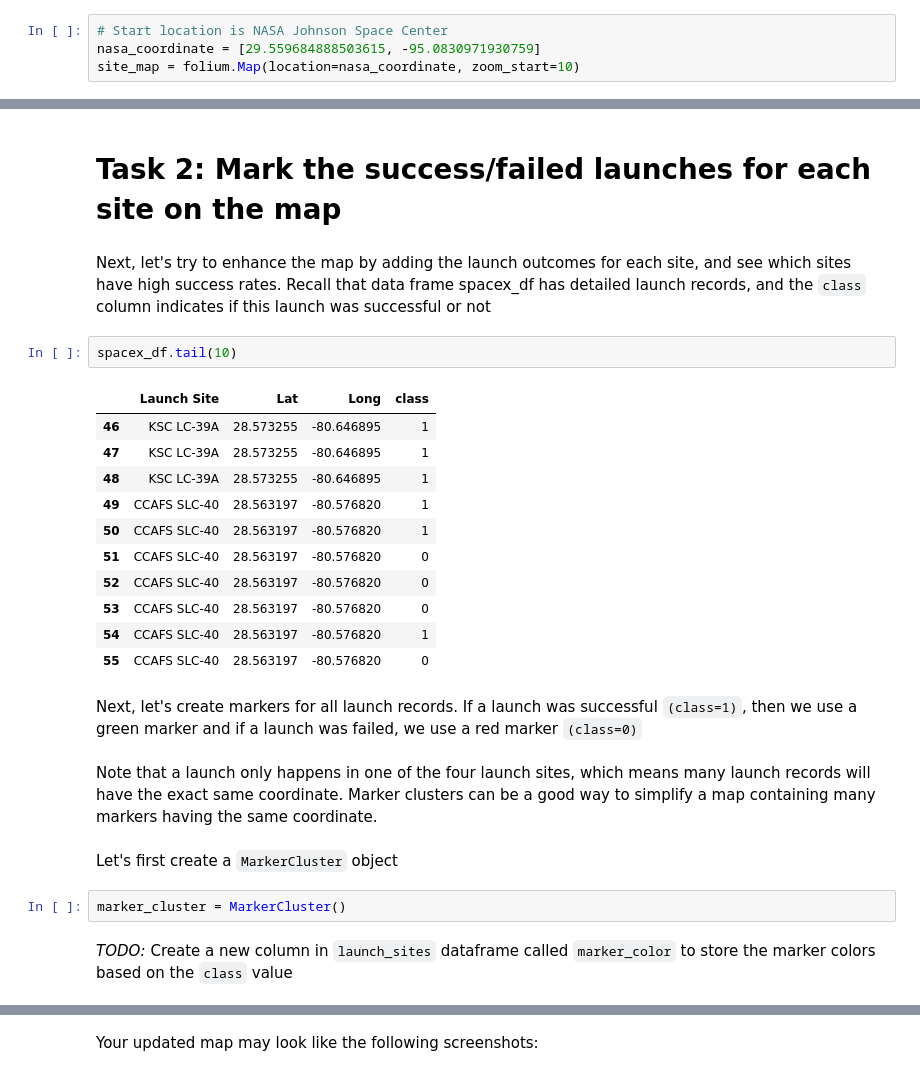
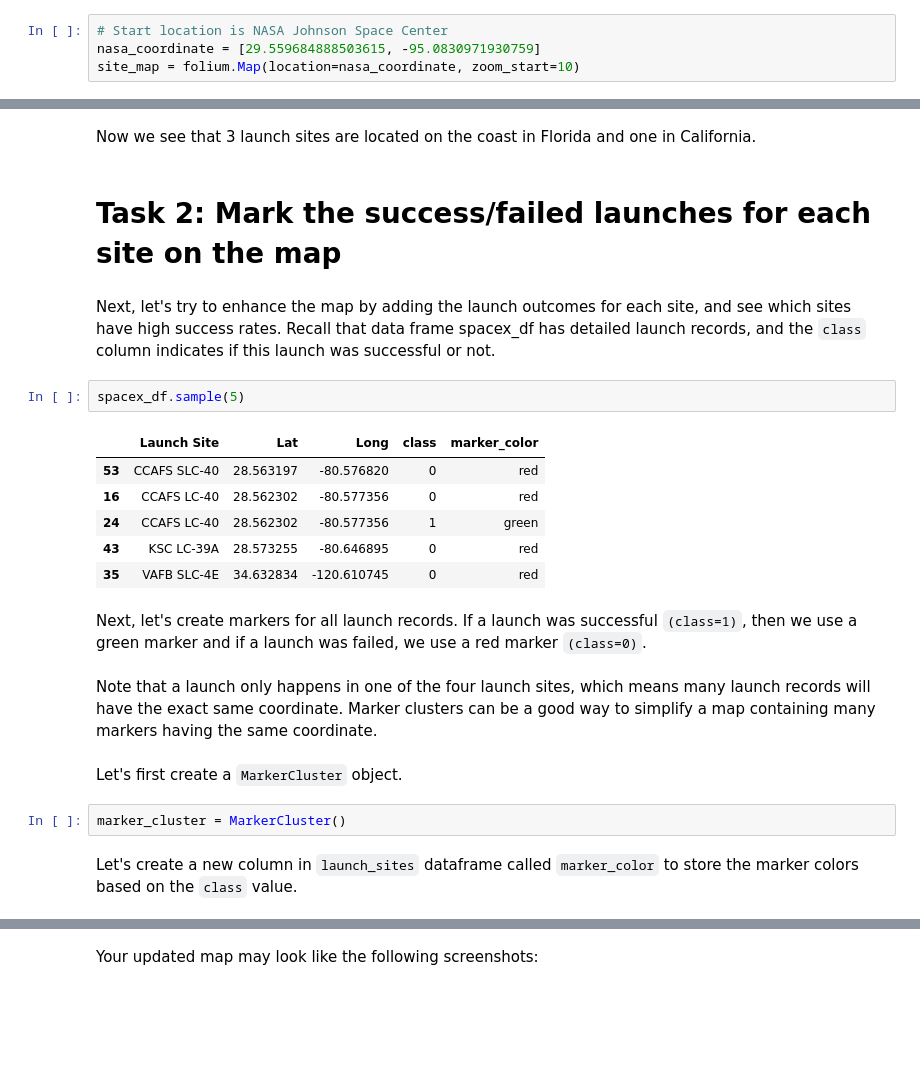
Before and after one commit to MaksimNikolin/SpaceX, a Jupyter notebook: lab_jupyter_launch_site_location.jupyterlite.ipynb, the cells around one changed output, grey strips where cells are left out. Cells and saved outputs as stored; diff of their text form; blank space fills up the shorter version.

```diff
--- a/lab_jupyter_launch_site_location.jupyterlite.ipynb
+++ b/lab_jupyter_launch_site_location.jupyterlite.ipynb
@@ -140,30 +97,26 @@ Also please try to explain your findings.
+# %% [markdown]
+Now we see that 3 launch sites are located on the coast in Florida and one in California.
 # %% [markdown]
 # Task 2: Mark the success/failed launches for each site on the map
 # %% [markdown]
 Next, let's try to enhance the map by adding the launch outcomes for each site, and see which sites have high success rates.
-Recall that data frame spacex_df has detailed launch records, and the `class` column indicates if this launch was successful or not
+Recall that data frame spacex_df has detailed launch records, and the `class` column indicates if this launch was successful or not.
-# %%
-spacex_df.tail(10)
-# %% [output]
-|  | Launch Site | Lat | Long | class |
-| 46 | KSC LC-39A | 28.573255 | -80.646895 | 1 |
-| 47 | KSC LC-39A | 28.573255 | -80.646895 | 1 |
-| 48 | KSC LC-39A | 28.573255 | -80.646895 | 1 |
-| 49 | CCAFS SLC-40 | 28.563197 | -80.576820 | 1 |
-| 50 | CCAFS SLC-40 | 28.563197 | -80.576820 | 1 |
-| 51 | CCAFS SLC-40 | 28.563197 | -80.576820 | 0 |
-| 52 | CCAFS SLC-40 | 28.563197 | -80.576820 | 0 |
-| 53 | CCAFS SLC-40 | 28.563197 | -80.576820 | 0 |
-| 54 | CCAFS SLC-40 | 28.563197 | -80.576820 | 1 |
-| 55 | CCAFS SLC-40 | 28.563197 | -80.576820 | 0 |
+# %%
+spacex_df.sample(5)
+# %% [output]
+|  | Launch Site | Lat | Long | class | marker_color |
+| 53 | CCAFS SLC-40 | 28.563197 | -80.576820 | 0 | red |
+| 16 | CCAFS LC-40 | 28.562302 | -80.577356 | 0 | red |
+| 24 | CCAFS LC-40 | 28.562302 | -80.577356 | 1 | green |
+| 43 | KSC LC-39A | 28.573255 | -80.646895 | 0 | red |
+| 35 | VAFB SLC-4E | 34.632834 | -120.610745 | 0 | red |
 # %% [markdown]
-Next, let's create markers for all launch records.
-If a launch was successful `(class=1)`, then we use a green marker and if a launch was failed, we use a red marker `(class=0)`
+Next, let's create markers for all launch records. If a launch was successful `(class=1)`, then we use a green marker and if a launch was failed, we use a red marker `(class=0)`.
 # %% [markdown]
 Note that a launch only happens in one of the four launch sites, which means many launch records will have the exact same coordinate. Marker clusters can be a good way to simplify a map containing many markers having the same coordinate.
 # %% [markdown]
-Let's first create a `MarkerCluster` object
+Let's first create a `MarkerCluster` object.
 # %%
 marker_cluster = MarkerCluster()
 # %% [markdown]
-*TODO:* Create a new column in `launch_sites` dataframe called `marker_color` to store the marker colors based on the `class` value
+Let's create a new column in `launch_sites` dataframe called `marker_color` to store the marker colors based on the `class` value.
```
Also changed, not shown: parts of 54 cells of this notebook.
